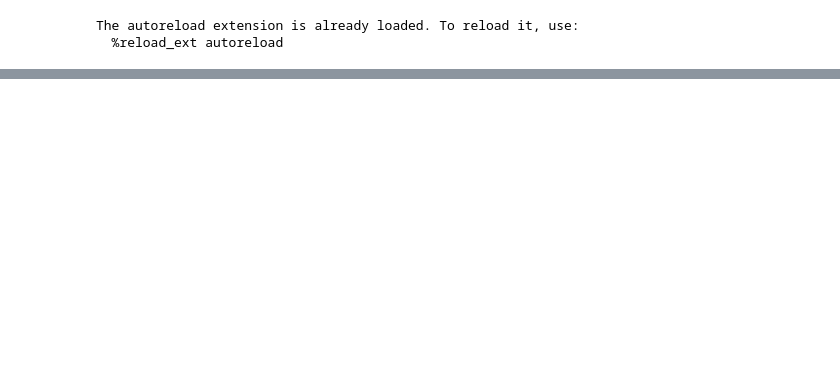
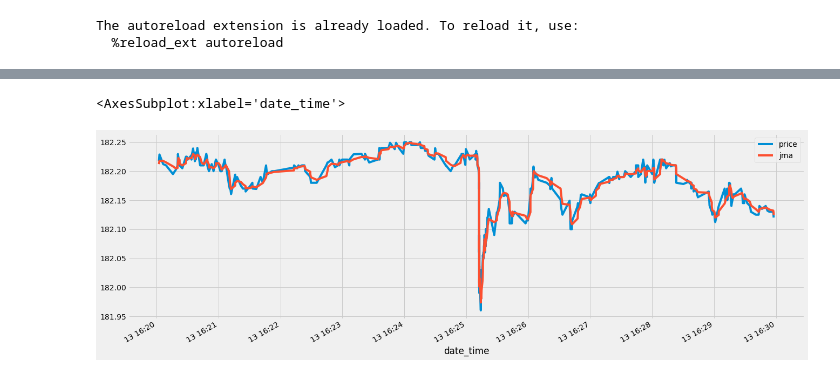
Before and after one commit to bobcolner/pandas-polygon, a Jupyter notebook: nb_notebook.ipynb, the cells around one changed output, grey strips where cells are left out. Drawn from its saved outputs; the diff is of its cells as text; code cells hidden in the pictures; blank space fills up the shorter version.

```diff
--- a/nb_notebook.ipynb
+++ b/nb_notebook.ipynb
@@ -115,0 +131,11 @@ ft.jma_filter_df(tdf, 'price', length=5, power=1, expand=False)[['price', 'price
+# %%
+st = '16:20:00'
+et = '16:30:00'
+
+dfa = ticks2_df.set_index('date_time').between_time(st, et)[['price', 'jma']]
+dfc = ticks2_df[ticks2_df.status=='clean'].set_index('date_time').between_time(st, et)[['price', 'jma']]
+
+dfc[['price', 'jma']].plot()
+# %% [output]
+<AxesSubplot:xlabel='date_time'>
+[figure, added]
```
Also changed, not shown: parts of 19 cells of this notebook, 6 other files.
